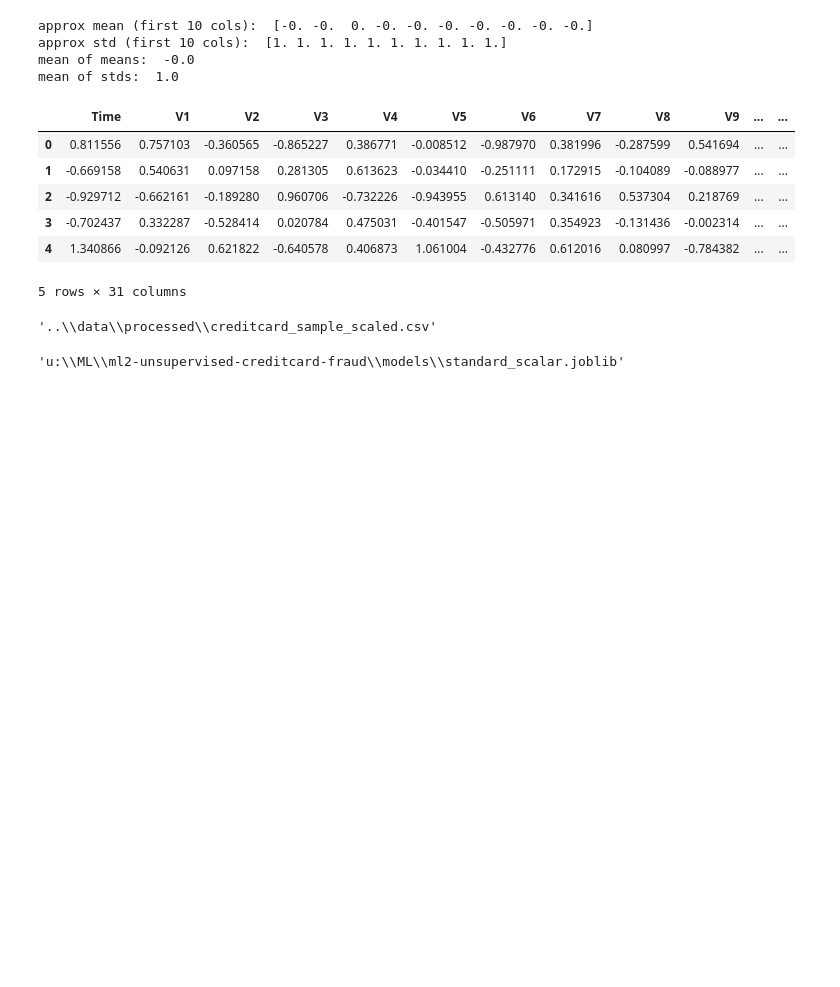
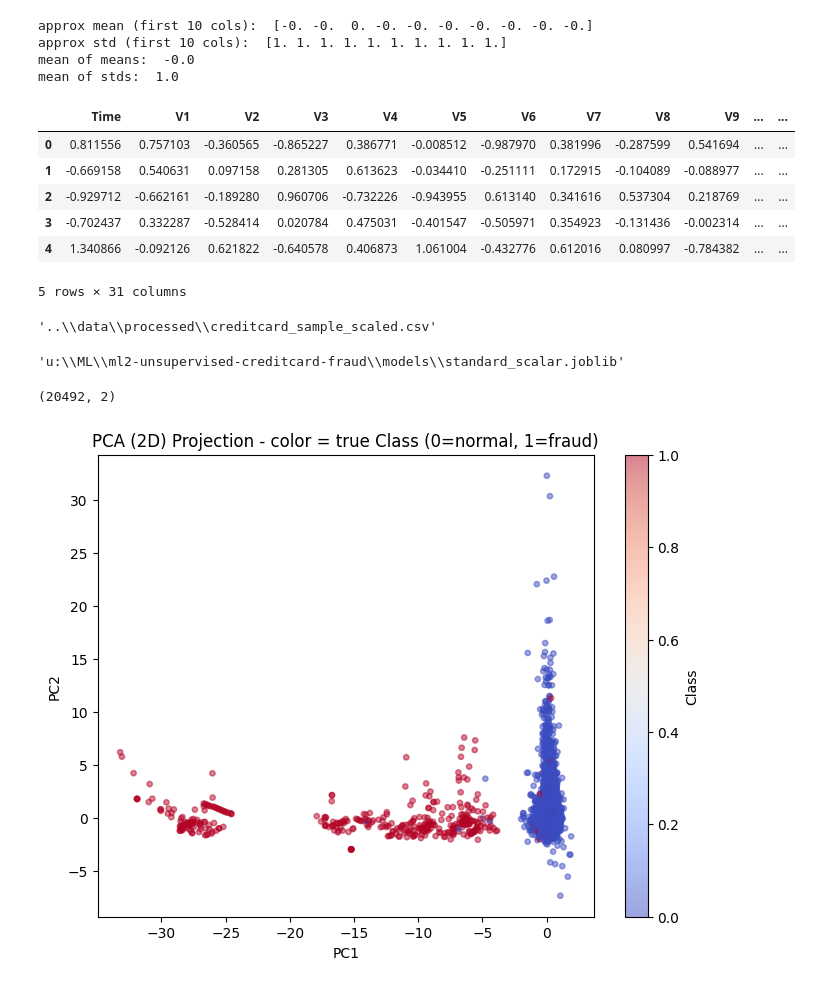
Before and after one commit to rkbalolkhan/ml2-unsupervised-creditcard-fraud, a Jupyter notebook: notebooks/02_preprocessing_pca_clustering.ipynb, the cells around one changed output. Saved outputs shown, nothing was run; the diff lists cells and outputs as text; code cells hidden in the pictures; blank space fills up the shorter version.

Commit message:
Saving PCA 2d and PCA Nd projections; storing PCA transformer

```diff
--- a/notebooks/02_preprocessing_pca_clustering.ipynb
+++ b/notebooks/02_preprocessing_pca_clustering.ipynb
@@ -136,3 +137,21 @@ joblib.dump(scaler,scaler_path)
 scaler_path
 # %% [output]
 'u:\\ML\\ml2-unsupervised-creditcard-fraud\\models\\standard_scalar.joblib'
+# %%
+pca_2d = PCA(n_components=2, random_state=42)
+
+x_pca_2d = pca_2d.fit_transform(X_scaled)
+
+x_pca_2d.shape
+# %% [output]
+(20492, 2)
+# %%
+plt.figure(figsize=(8,6))
+plt.scatter(x_pca_2d[:,0],x_pca_2d[:,1],c=y,alpha=0.5,s=15,cmap="coolwarm")
+plt.xlabel("PC1")
+plt.ylabel("PC2")
+plt.title("PCA (2D) Projection - color = true Class (0=normal, 1=fraud)")
+plt.colorbar(label="Class")
+plt.show()
+# %% [output]
+[figure, added]
```
Also changed, not shown: parts of 10 cells of this notebook, 2 other files.
